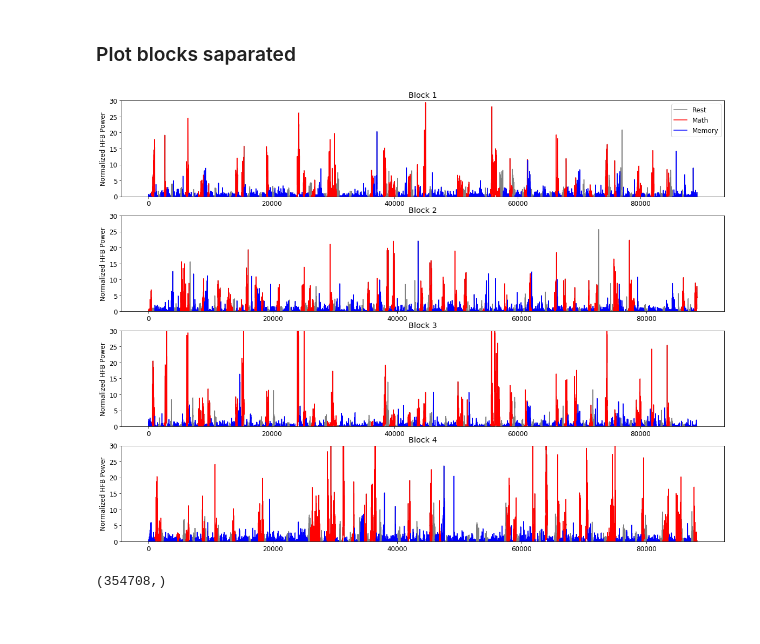
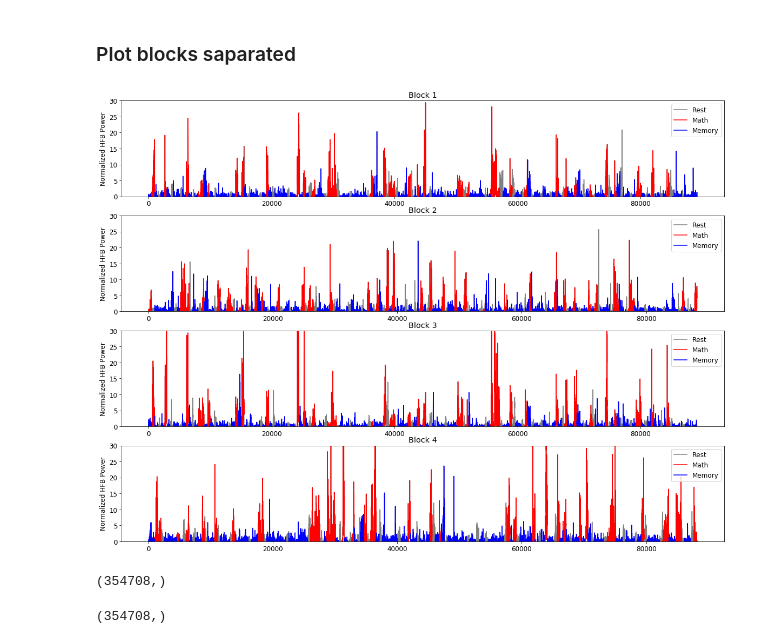
Before and after one commit to pinheirochagas/lbcn_encoding_decoding, a Jupyter notebook: notebooks/encoding_model_pipeline.ipynb, the cells around one changed output. Drawn from its saved outputs; the diff is of its cells as text; code cells hidden in the pictures.

```diff
--- a/notebooks/encoding_model_pipeline.ipynb
+++ b/notebooks/encoding_model_pipeline.ipynb
@@ -70,23 +70,23 @@ plt.rcParams.update({'font.size': 20})
 # %%
 n_blocks = np.int(np.max(data[:,4]))
 fig, ax = plt.subplots(n_blocks,1,figsize=(20, 15))
 
 # Filter trials
 math_trials = np.copy(data[:,3])
 math_trials[data[:,5]!=4] = np.nan
 memo_trials = np.copy(data[:,3])
 memo_trials[data[:,5]!=6] = np.nan
 
 for i in range(n_blocks):
     #ax[i].plot(samples[data[:,4]==i+1], data[data[:,4]==i+1,3])
     ax[i].plot(data[data[:,4]==i+1,3], color=[0.5,0.5,0.5], label="Rest")
     ax[i].plot(math_trials[data[:,4]==i+1], 'r', label="Math")
     ax[i].plot(memo_trials[data[:,4]==i+1], 'b', label="Memory")
     ax[i].set_ylim([0,30])
     ax[i].set_title('Block ' + str(i+1))
     #ax[i].set_xlabel('Samples')
     ax[i].set_ylabel('Normalized HFB Power')
     plt.rcParams.update({'font.size': 12})
-    ax[0].legend()
+    ax[i].legend()
 # %% [output]
-[figure, old version]
+[figure, new version]
@@ -92,0 +96,4 @@ for i in range(n_blocks):
+# %%
+np.shape(samples)
+# %% [output]
+(354708,)
```
Also changed, not shown: parts of 2 cells of this notebook.
